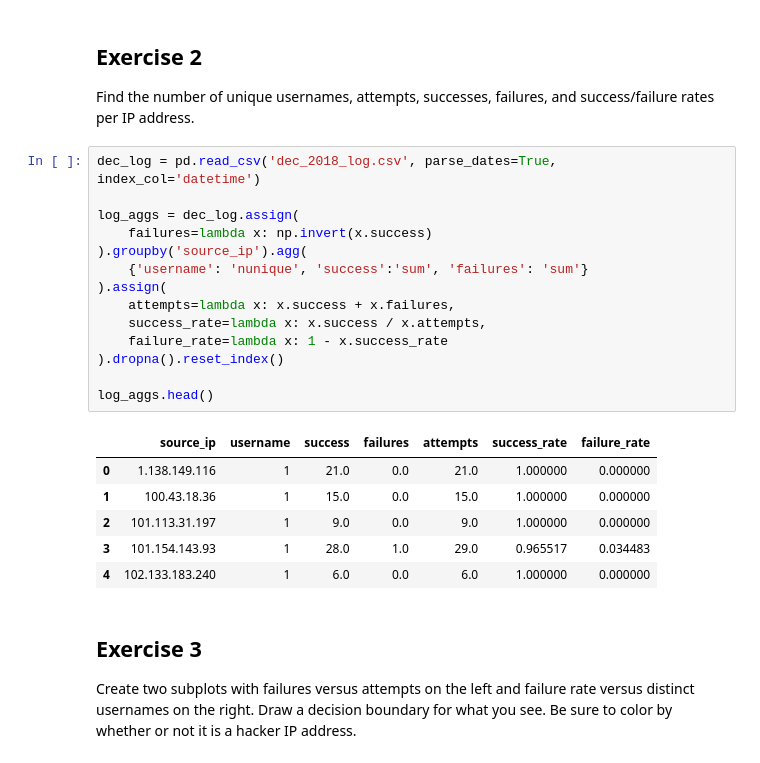
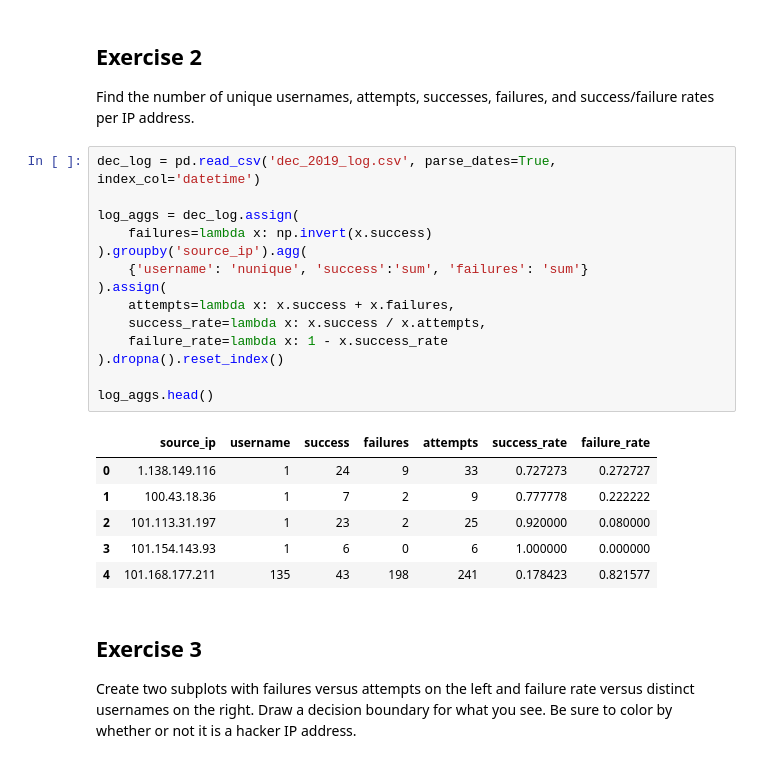
Before and after one commit to stefmolin/Hands-On-Data-Analysis-with-Pandas-2nd-edition, a Jupyter notebook: solutions/ch_08/solutions.ipynb, the cells around one changed output. Saved outputs shown, nothing was run; the diff lists cells and outputs as text.

```diff
--- a/solutions/ch_08/solutions.ipynb
+++ b/solutions/ch_08/solutions.ipynb
@@ -28,26 +28,26 @@ import seaborn as sns
 ## Exercise 2
 Find the number of unique usernames, attempts, successes, failures, and success/failure rates per IP address.
 # %%
-dec_log = pd.read_csv('dec_2018_log.csv', parse_dates=True, index_col='datetime')
+dec_log = pd.read_csv('dec_2019_log.csv', parse_dates=True, index_col='datetime')
 
 log_aggs = dec_log.assign(
     failures=lambda x: np.invert(x.success)
 ).groupby('source_ip').agg(
     {'username': 'nunique', 'success':'sum', 'failures': 'sum'}
 ).assign(
     attempts=lambda x: x.success + x.failures,
     success_rate=lambda x: x.success / x.attempts,
     failure_rate=lambda x: 1 - x.success_rate
 ).dropna().reset_index()
 
 log_aggs.head()
 # %% [output]
 |  | source_ip | username | success | failures | attempts | success_rate | failure_rate |
-| 0 | 1.138.149.116 | 1 | 21.0 | 0.0 | 21.0 | 1.000000 | 0.000000 |
-| 1 | 100.43.18.36 | 1 | 15.0 | 0.0 | 15.0 | 1.000000 | 0.000000 |
-| 2 | 101.113.31.197 | 1 | 9.0 | 0.0 | 9.0 | 1.000000 | 0.000000 |
-| 3 | 101.154.143.93 | 1 | 28.0 | 1.0 | 29.0 | 0.965517 | 0.034483 |
-| 4 | 102.133.183.240 | 1 | 6.0 | 0.0 | 6.0 | 1.000000 | 0.000000 |
+| 0 | 1.138.149.116 | 1 | 24 | 9 | 33 | 0.727273 | 0.272727 |
+| 1 | 100.43.18.36 | 1 | 7 | 2 | 9 | 0.777778 | 0.222222 |
+| 2 | 101.113.31.197 | 1 | 23 | 2 | 25 | 0.920000 | 0.080000 |
+| 3 | 101.154.143.93 | 1 | 6 | 0 | 6 | 1.000000 | 0.000000 |
+| 4 | 101.168.177.211 | 135 | 43 | 198 | 241 | 0.178423 | 0.821577 |
 # %% [markdown]
 ## Exercise 3
 Create two subplots with failures versus attempts on the left and failure rate versus distinct usernames on the right. Draw a decision boundary for what you see. Be sure to color by whether or not it is a hacker IP address.
```
Also changed, not shown: parts of 8 cells of this notebook, 5 other files.
